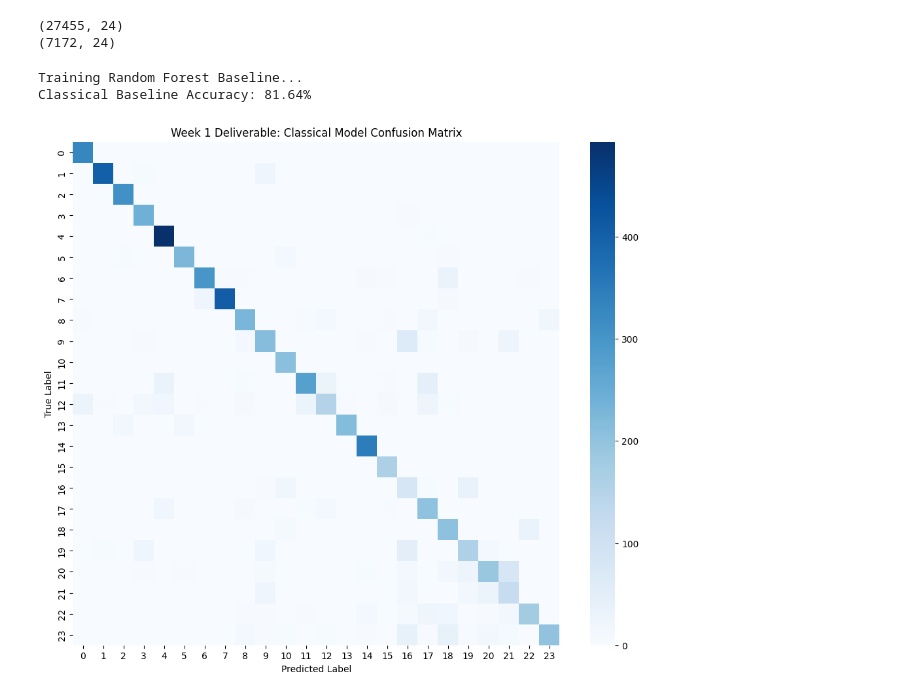
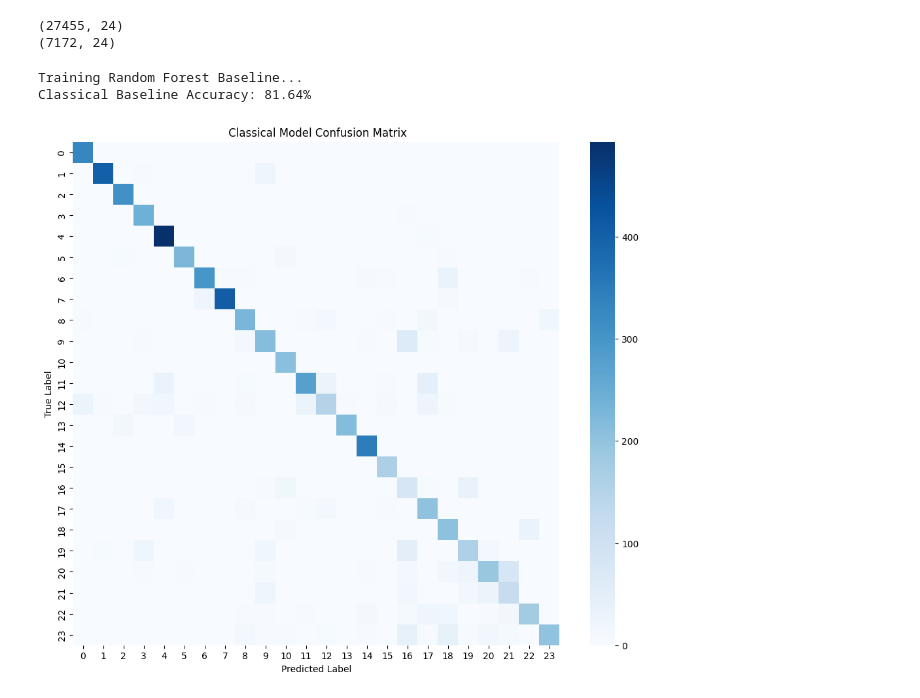
Before and after one commit to bdipesh3045/Data-Science-project-AI-Class-, a Jupyter notebook: main.ipynb, the cells around one changed output. Drawn from its saved outputs; the diff is of its cells as text; code cells hidden in the pictures.

```diff
--- a/main.ipynb
+++ b/main.ipynb
@@ -106,31 +106,31 @@ print(y_test.shape)
 # %%
 from sklearn.ensemble import RandomForestClassifier
 from sklearn.metrics import classification_report, confusion_matrix, accuracy_score
 import numpy as np
 import matplotlib.pyplot as plt
 import seaborn as sns
 
 # Convert one-hot encoded targets back to 1D integer arrays if they are 2D arrays
 y_train_1d = np.argmax(y_train, axis=1) if len(y_train.shape) > 1 else y_train
 y_test_1d = np.argmax(y_test, axis=1) if len(y_test.shape) > 1 else y_test
 
 print("Training Random Forest Baseline...")
 rf_model = RandomForestClassifier(n_estimators=100, random_state=42, n_jobs=-1)
 rf_model.fit(X_train, y_train_1d)
 
 # Evaluate Baseline
 y_pred = rf_model.predict(X_test)
 print(f"Classical Baseline Accuracy: {accuracy_score(y_test_1d, y_pred) * 100:.2f}%")
 
 # Deliverable: Confusion Matrix
 plt.figure(figsize=(12, 10))
 cm = confusion_matrix(y_test_1d, y_pred)
 sns.heatmap(cm, annot=False, fmt='d', cmap='Blues')
-plt.title("Week 1 Deliverable: Classical Model Confusion Matrix")
+plt.title(" Classical Model Confusion Matrix")
 plt.xlabel("Predicted Label")
 plt.ylabel("True Label")
 plt.show()
 # %% [output]
 Training Random Forest Baseline...
 Classical Baseline Accuracy: 81.64%
-[figure, old version]
+[figure, new version]
```
Also changed, not shown: parts of 1 cell of this notebook.
